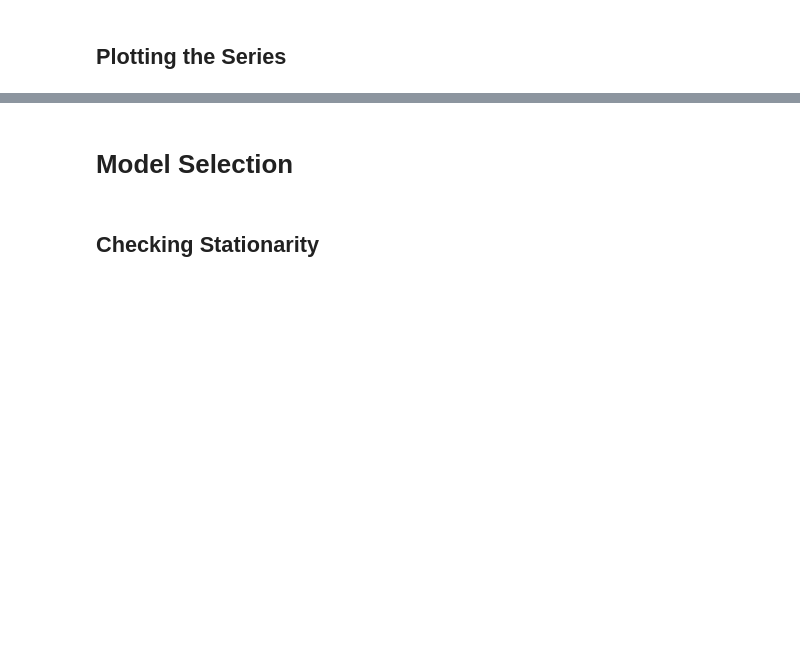
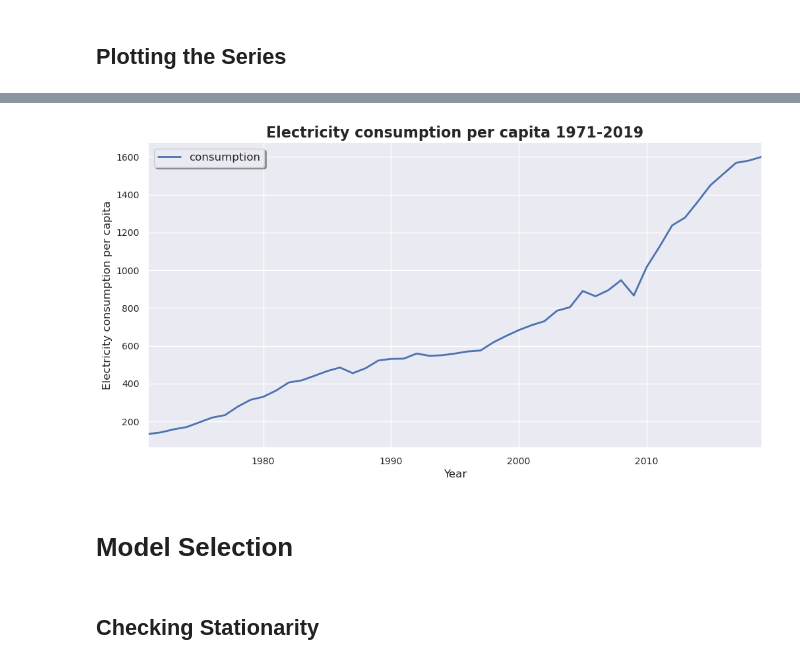
Before and after one commit to yacine-ammi/Algerian_Electricity_Consumption_Forecast, a Jupyter notebook: electricity-consumption-forecast.ipynb, the cells around one changed output, grey strips where cells are left out. Cells and saved outputs as stored; diff of their text form; code cells hidden in the pictures; blank space fills up the shorter version.

Commit message:
Kaggle Notebook | Electricity Consumption Forecast | Version 1

```diff
--- a/electricity-consumption-forecast.ipynb
+++ b/electricity-consumption-forecast.ipynb
@@ -177,3 +123,35 @@ fig.show()
+# %%
+import matplotlib.pyplot as plt
+
+# Set the style to a clean, simple format
+#plt.style.use('seaborn-white')
+
+# Create the figure object and axes
+fig, ax = plt.subplots(figsize=(12,6))
+
+# Plot the data
+df.plot(ax=ax, linewidth=2)
+
+# Set the x and y labels and title
+ax.set_xlabel("Year", fontsize=12)
+ax.set_ylabel("Electricity consumption per capita", fontsize=12)
+ax.set_title("Electricity consumption per capita 1971-2019", fontsize=16, fontweight='bold')
+
+# Add a legend with a shadow effect
+ax.legend(loc='upper left', shadow=True, fontsize=12)
+
+# Remove the top and right spines
+ax.spines['right'].set_visible(False)
+ax.spines['top'].set_visible(False)
+
+# Adjust the tick label font size
+ax.tick_params(axis='both', which='major', labelsize=10)
+
+# Display the plot
+plt.savefig("electricity_consumption.png")
+plt.show()
+# %% [output]
+[figure, added]
 # %% [markdown]
 # Model Selection
 # %% [markdown]
```
Also changed, not shown: parts of 11 cells of this notebook.
